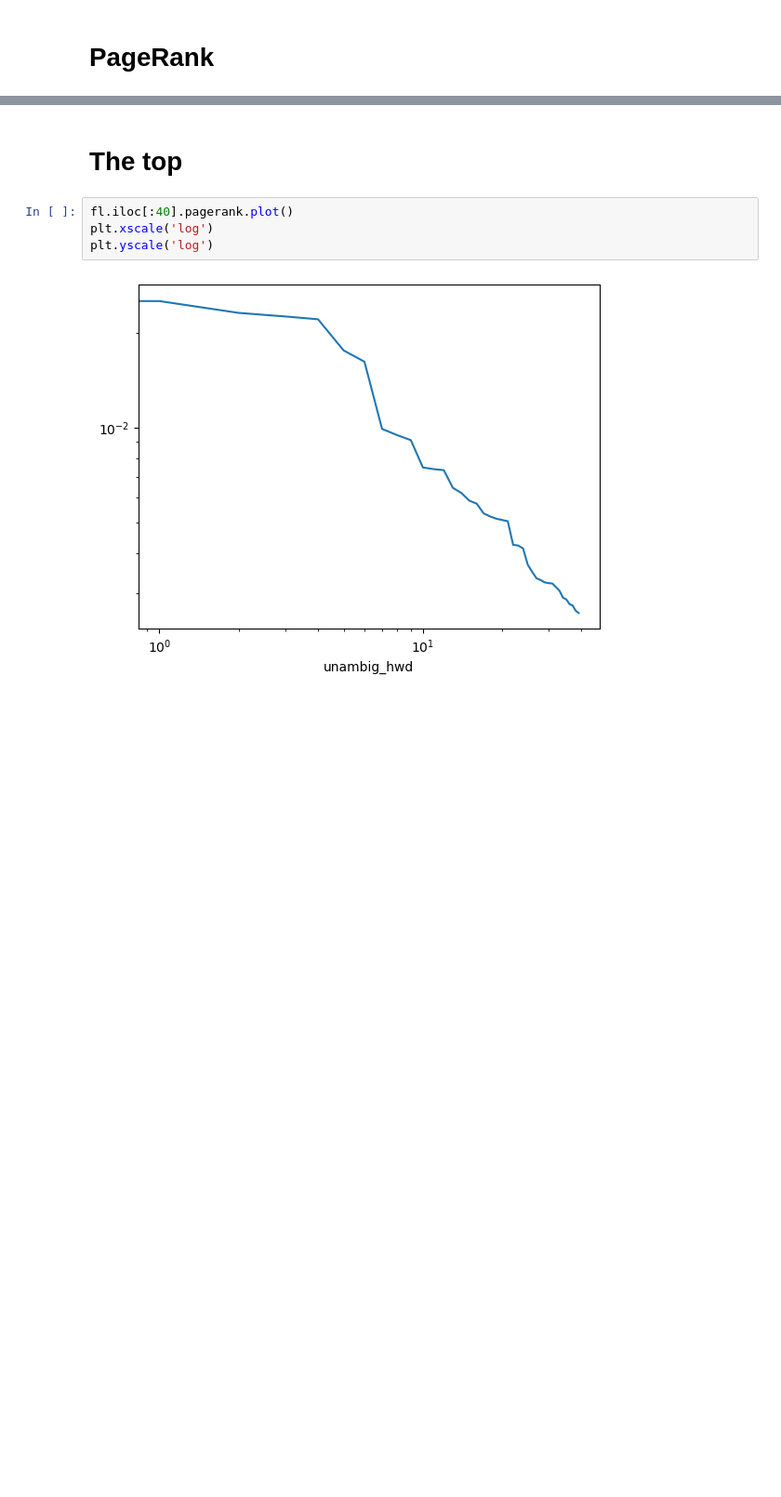
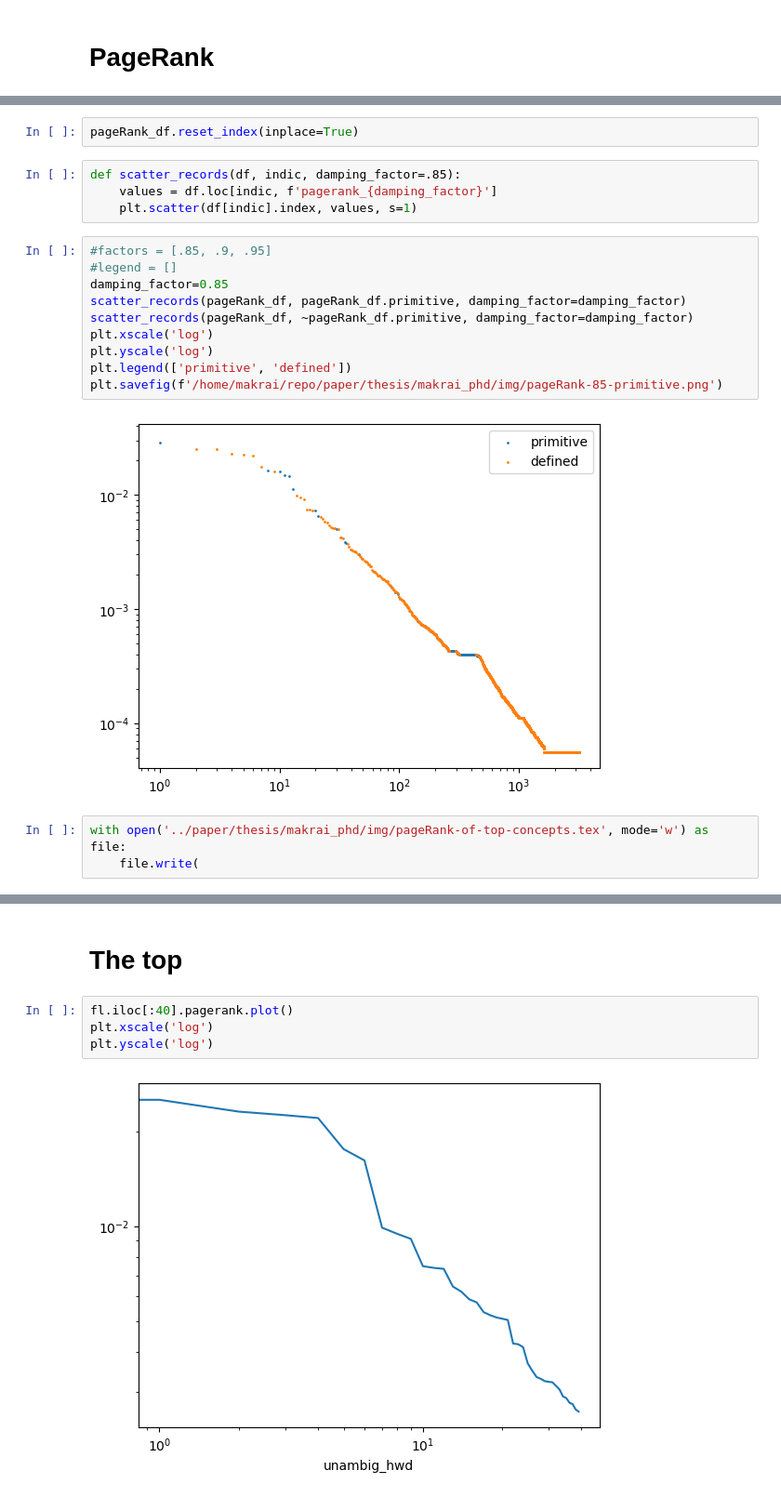
Before and after one commit to makrai/4lang-with-them-roles, a Jupyter notebook: pagerank.ipynb, the cells around one changed output, grey strips where cells are left out. Shown: that part at 93% size. Saved outputs shown, nothing was run; the diff lists cells and outputs as text; blank space fills up the shorter version.

```diff
--- a/pagerank.ipynb
+++ b/pagerank.ipynb
@@ -248,0 +302,21 @@ plt.yscale('log')
+# %%
+pageRank_df.reset_index(inplace=True)
+# %%
+def scatter_records(df, indic, damping_factor=.85):
+    values = df.loc[indic, f'pagerank_{damping_factor}']
+    plt.scatter(df[indic].index, values, s=1)
+# %%
+#factors = [.85, .9, .95]
+#legend = []
+damping_factor=0.85
+scatter_records(pageRank_df, pageRank_df.primitive, damping_factor=damping_factor)
+scatter_records(pageRank_df, ~pageRank_df.primitive, damping_factor=damping_factor)
+plt.xscale('log')
+plt.yscale('log')
+plt.legend(['primitive', 'defined'])
+plt.savefig(f'/home/makrai/repo/paper/thesis/makrai_phd/img/pageRank-85-primitive.png')
+# %% [output]
+[figure, added]
+# %%
+with open('../paper/thesis/makrai_phd/img/pageRank-of-top-concepts.tex', mode='w') as file:
+    file.write(
```
Also changed, not shown: parts of 24 cells of this notebook.
